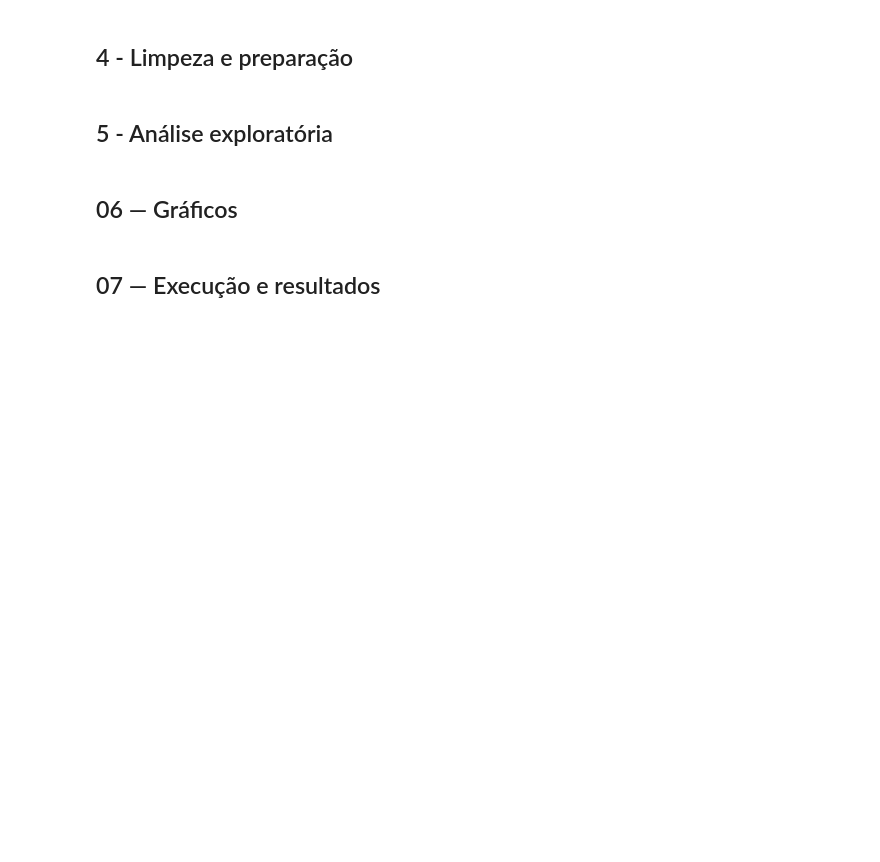
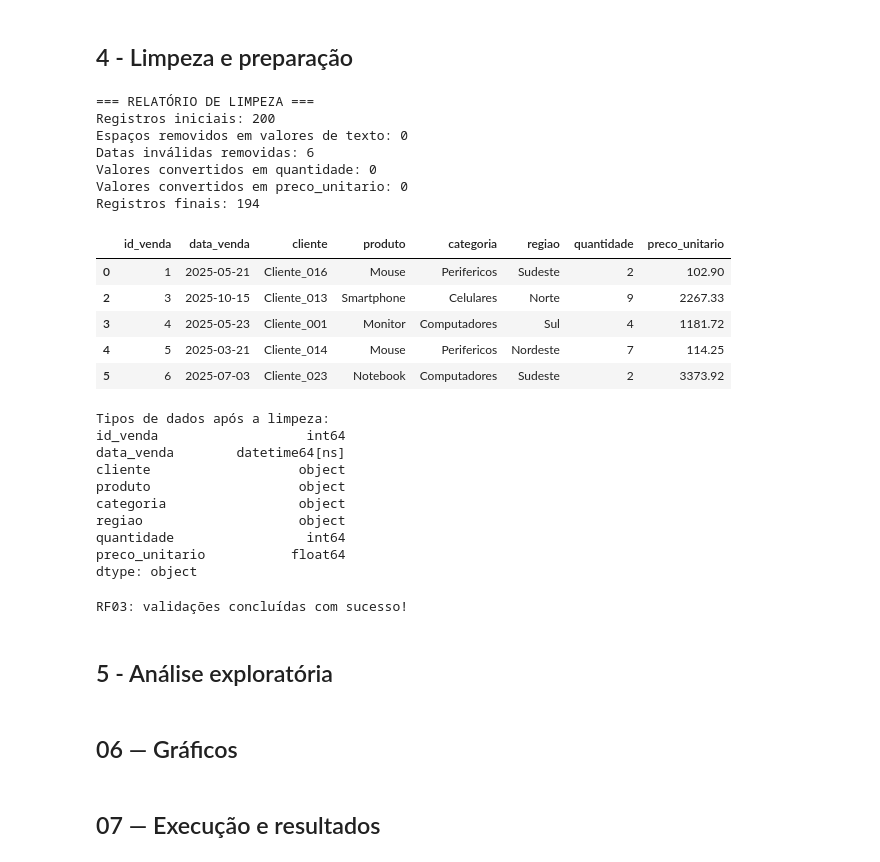
Before and after one commit to jeneferTodt/analise-preditiva-entregas, a Jupyter notebook: salesinsight.ipynb, the cells around one changed output. Saved outputs shown, nothing was run; the diff lists cells and outputs as text; code cells hidden in the pictures; blank space fills up the shorter version.

```diff
--- a/salesinsight.ipynb
+++ b/salesinsight.ipynb
@@ -123,3 +320,54 @@ files.download("vendas.csv")
+# %%
+
+df_limpo, relatorio = tratar_dados(df_bruto)
+
+display(df_limpo.head())
+
+print("\nTipos de dados após a limpeza:")
+print(df_limpo.dtypes)
+# %% [output]
+=== RELATÓRIO DE LIMPEZA ===
+Registros iniciais: 200
+Espaços removidos em valores de texto: 0
+Datas inválidas removidas: 6
+Valores convertidos em quantidade: 0
+Valores convertidos em preco_unitario: 0
+Registros finais: 194
+|  | id_venda | data_venda | cliente | produto | categoria | regiao | quantidade | preco_unitario |
+| 0 | 1 | 2025-05-21 | Cliente_016 | Mouse | Perifericos | Sudeste | 2 | 102.90 |
+| 2 | 3 | 2025-10-15 | Cliente_013 | Smartphone | Celulares | Norte | 9 | 2267.33 |
+| 3 | 4 | 2025-05-23 | Cliente_001 | Monitor | Computadores | Sul | 4 | 1181.72 |
+| 4 | 5 | 2025-03-21 | Cliente_014 | Mouse | Perifericos | Nordeste | 7 | 114.25 |
+| 5 | 6 | 2025-07-03 | Cliente_023 | Notebook | Computadores | Sudeste | 2 | 3373.92 |
+Tipos de dados após a limpeza:
+id_venda                   int64
+data_venda        datetime64[ns]
+cliente                   object
+produto                   object
+categoria                 object
+regiao                    object
+quantidade                 int64
+preco_unitario           float64
+dtype: object
+# %%
+
+assert pd.api.types.is_datetime64_any_dtype(
+    df_limpo["data_venda"]
+)
+
+assert pd.api.types.is_integer_dtype(
+    df_limpo["quantidade"]
+)
+
+assert pd.api.types.is_float_dtype(
+    df_limpo["preco_unitario"]
+)
+
+assert df_limpo["data_venda"].notna().all()
+
+print("RF03: validações concluídas com sucesso!")
+# %% [output]
+RF03: validações concluídas com sucesso!
 # %% [markdown]
 ## 5 - Análise exploratória
 # %% [markdown]
```
Also changed, not shown: parts of 4 cells of this notebook.
